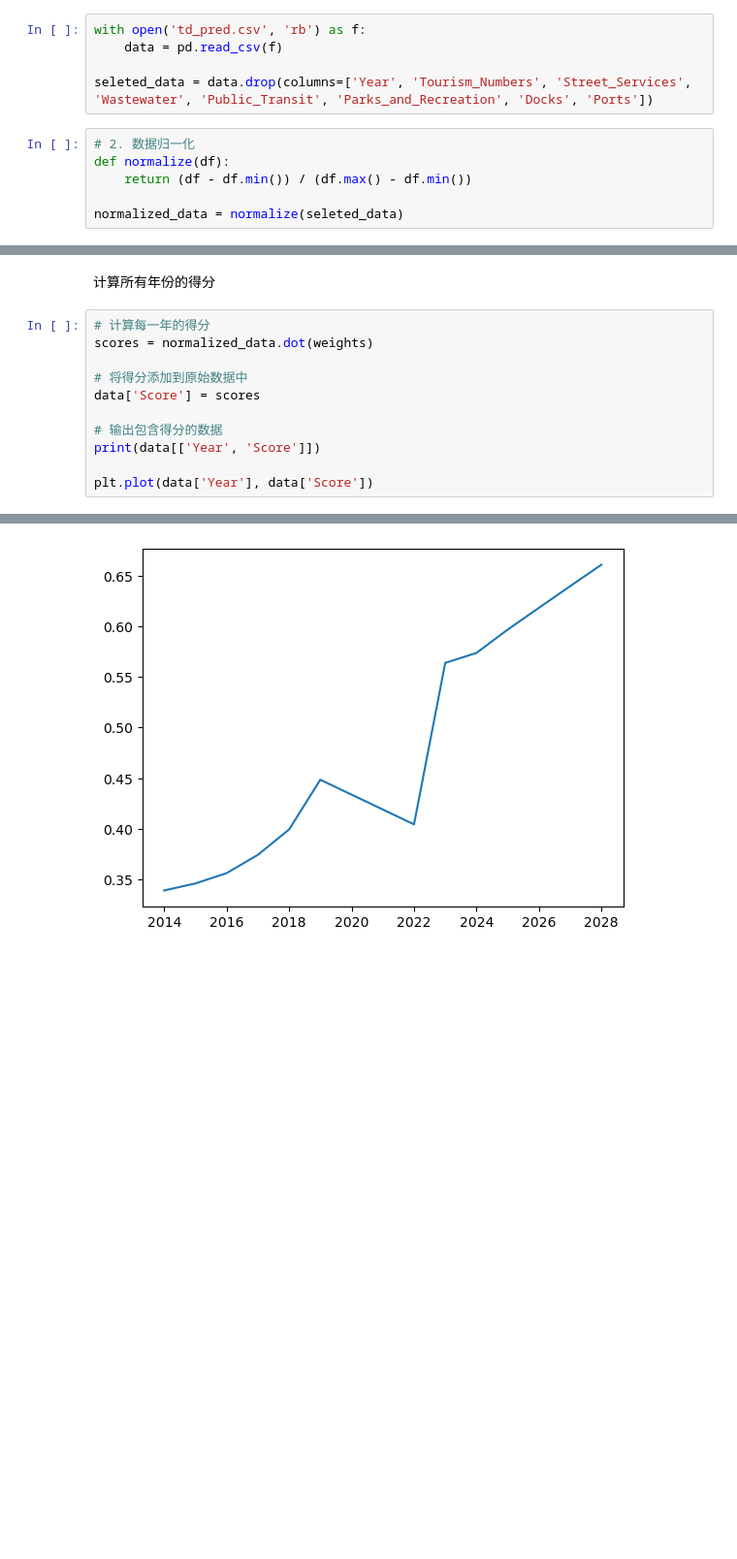
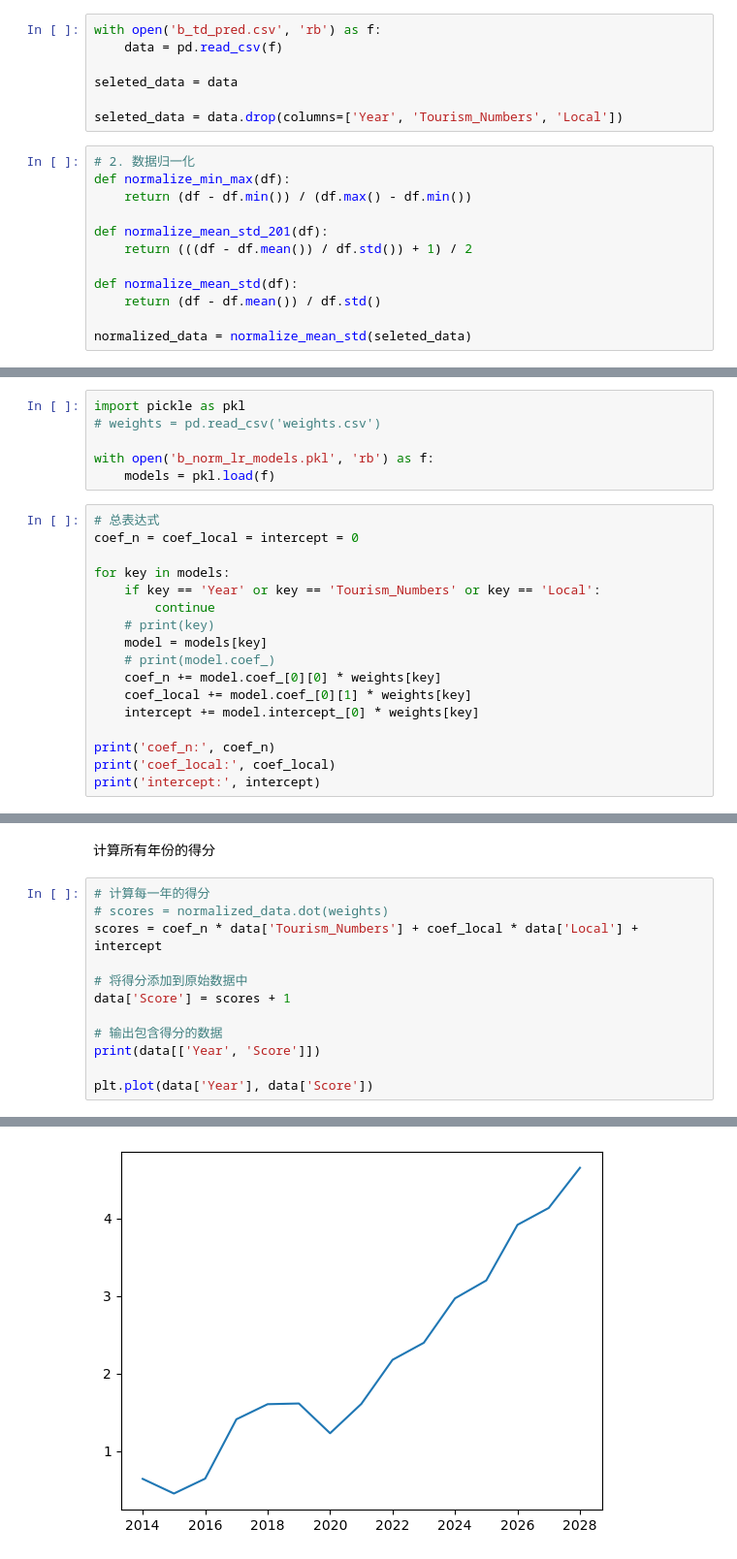
Before and after one commit to BlackMaple1203/MCM, a Jupyter notebook: Code/social/Entropy_weight.ipynb, the cells around one changed output, grey strips where cells are left out. Shown at 97% size. Saved outputs shown, nothing was run; the diff lists cells and outputs as text; blank space fills up the shorter version.

```diff
--- a/Code/social/Entropy_weight.ipynb
+++ b/Code/social/Entropy_weight.ipynb
@@ -3,16 +3,24 @@ import numpy as np
 import pandas as pd
 import matplotlib.pyplot as plt
 # %%
-with open('td_pred.csv', 'rb') as f:
+with open('b_td_pred.csv', 'rb') as f:
     data = pd.read_csv(f)
 
-seleted_data = data.drop(columns=['Year', 'Tourism_Numbers', 'Street_Services', 'Wastewater', 'Public_Transit', 'Parks_and_Recreation', 'Docks', 'Ports'])
+seleted_data = data
+
+seleted_data = data.drop(columns=['Year', 'Tourism_Numbers', 'Local'])
 # %%
 # 2. 数据归一化
-def normalize(df):
+def normalize_min_max(df):
     return (df - df.min()) / (df.max() - df.min())
 
-normalized_data = normalize(seleted_data)
+def normalize_mean_std_201(df):
+    return (((df - df.mean()) / df.std()) + 1) / 2
+
+def normalize_mean_std(df):
+    return (df - df.mean()) / df.std()
+
+normalized_data = normalize_mean_std(seleted_data)
 # %%
 # 3. 计算熵值
 def calculate_entropy(df):
@@ -63,0 +75,23 @@ weights.to_csv('weights.csv', index=False)
+# %%
+import pickle as pkl
+# weights = pd.read_csv('weights.csv')
+
+with open('b_norm_lr_models.pkl', 'rb') as f:
+    models = pkl.load(f)
+# %%
+# 总表达式
+coef_n = coef_local = intercept = 0
+
+for key in models:
+    if key == 'Year' or key == 'Tourism_Numbers' or key == 'Local':
+        continue
+    # print(key)
+    model = models[key]
+    # print(model.coef_)
+    coef_n += model.coef_[0][0] * weights[key]
+    coef_local += model.coef_[0][1] * weights[key]
+    intercept += model.intercept_[0] * weights[key]
+
+print('coef_n:', coef_n)
+print('coef_local:', coef_local)
+print('intercept:', intercept)
@@ -65,10 +108,11 @@ weights.to_csv('weights.csv', index=False)
 计算所有年份的得分
 # %%
 # 计算每一年的得分
-scores = normalized_data.dot(weights)
+# scores = normalized_data.dot(weights)
+scores = coef_n * data['Tourism_Numbers'] + coef_local * data['Local'] + intercept
 
 # 将得分添加到原始数据中
-data['Score'] = scores
+data['Score'] = scores + 1
 
 # 输出包含得分的数据
 print(data[['Year', 'Score']])
@@ -94,2 +138,2 @@ plt.plot(data['Year'], data['Score'])
 [<matplotlib.lines.Line2D at 0x...>]
-[figure, old version]
+[figure, new version]
```
Also changed, not shown: parts of 6 cells of this notebook, 5 other files.
